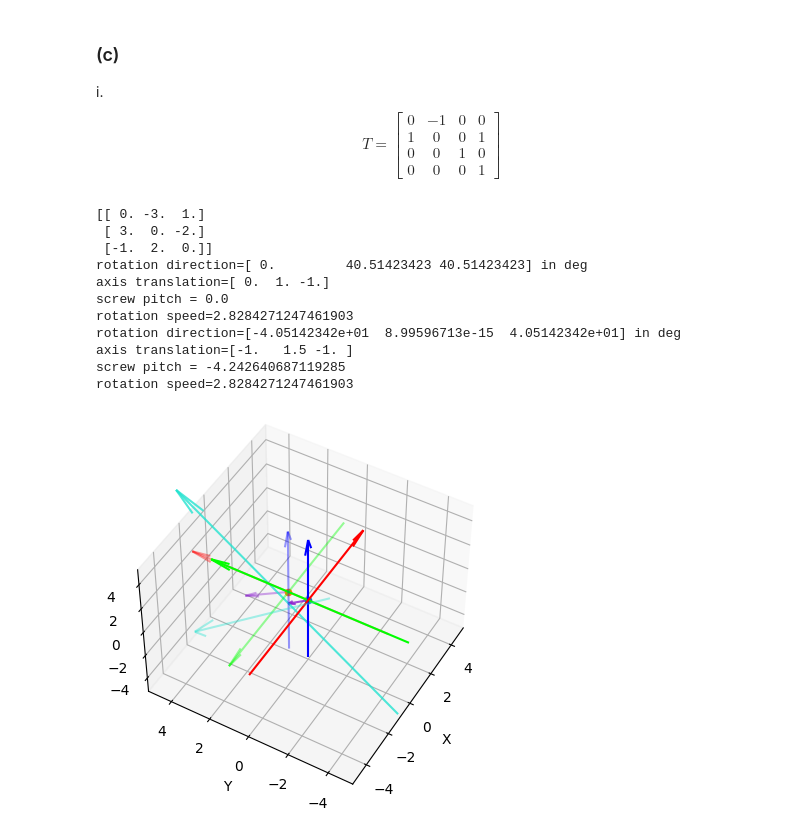
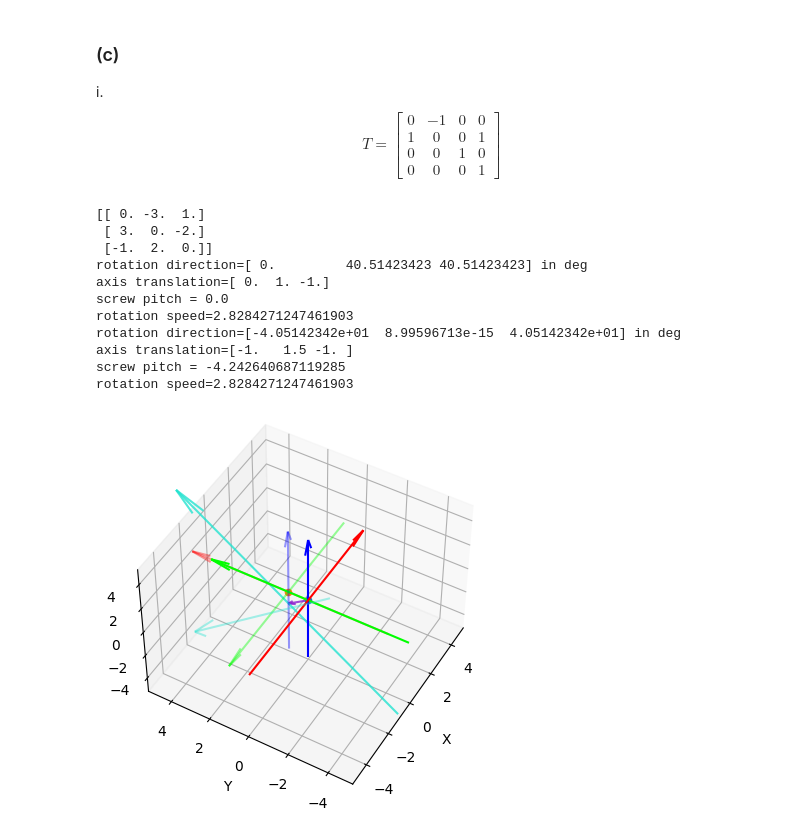
Before and after one commit to Seas00n/ARC2023, a Jupyter notebook: Assignment/as2/Assignment2.ipynb, the cells around one changed output. Drawn from its saved outputs; the diff is of its cells as text; code cells hidden in the pictures.

```diff
--- a/Assignment/as2/Assignment2.ipynb
+++ b/Assignment/as2/Assignment2.ipynb
@@ -345,32 +345,32 @@ print('axis translation={}'.format(q))
 print('screw pitch = {}'.format(h))
 print('rotation speed={}'.format(theta_d))
 L = 4
 ax.quiver(0,-4,0,0,1,0,normalize=True,length=10,arrow_length_ratio=0.1,color=(1,0,0,0.4))
 ax.quiver(5,1,0,-1,0,0,normalize=True,length=10,arrow_length_ratio=0.1,color=(0,1,0,0.4))
 ax.quiver(0,1,-5,0,0,1,normalize=True,length=10,arrow_length_ratio=0.1,color=(0,0,1,0.4))
-ax.quiver(0,1,0,q[0],q[1],q[2],normalize=True,length=np.linalg.norm(q),color=(139/255,31/255,207/255,0.4))
+# ax.quiver(0,1,0,q[0],q[1]-1,q[2],normalize=True,length=np.linalg.norm(q),color=(139/255,31/255,207/255,0.4))
 ax.quiver(q[0]-s[0]*2*L,q[1]-s[1]*2*L,q[2]-s[2]*2*L,s[0],s[1],s[2],
           normalize=True,length=4*L,arrow_length_ratio=0.1,color=(36/255,227/255, 208/255, 0.4))
 ax.scatter(0,0,0,'linewidth',20)
 ax.scatter(0,1,0,'linewidth',20)
 ax.set_xlabel('X')
 ax.set_xlim3d(-5, 5)
 ax.set_ylabel('Y')
 ax.set_ylim3d(-5, 5)
 ax.set_zlabel('Z')
 ax.set_zlim3d(-5, 5)
 ax.view_init(elev=47, azim=-150)
 plt.show()
 # %% [output]
 [[ 0. -3.  1.]
  [ 3.  0. -2.]
  [-1.  2.  0.]]
 rotation direction=[ 0.         40.51423423 40.51423423] in deg
 axis translation=[ 0.  1. -1.]
 screw pitch = 0.0
 rotation speed=2.8284271247461903
 rotation direction=[-4.05142342e+01  8.99596713e-15  4.05142342e+01] in deg
 axis translation=[-1.   1.5 -1. ]
 screw pitch = -4.242640687119285
 rotation speed=2.8284271247461903
-[figure, old version]
+[figure, new version]
```
Also changed, not shown: 12 other files.
